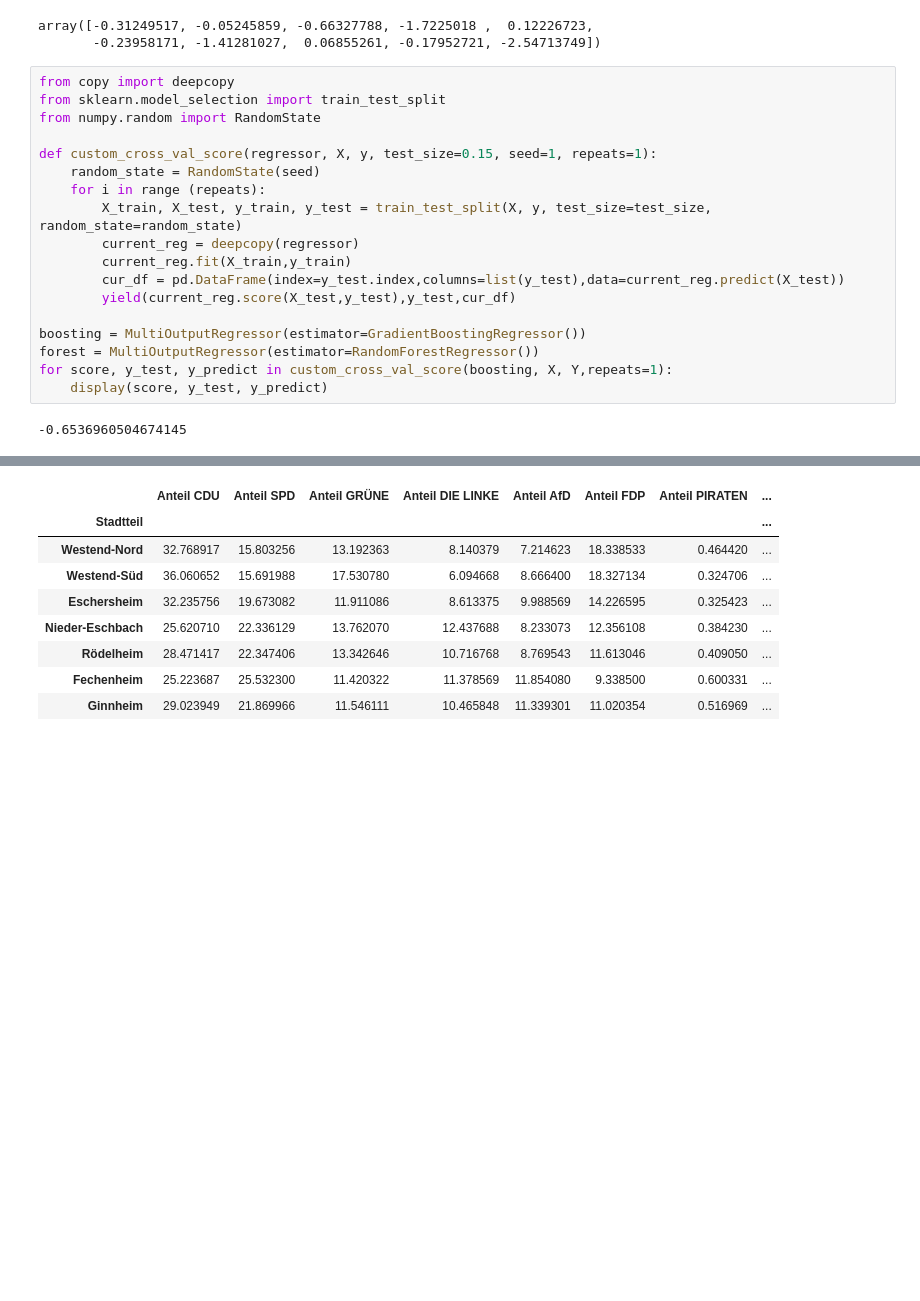
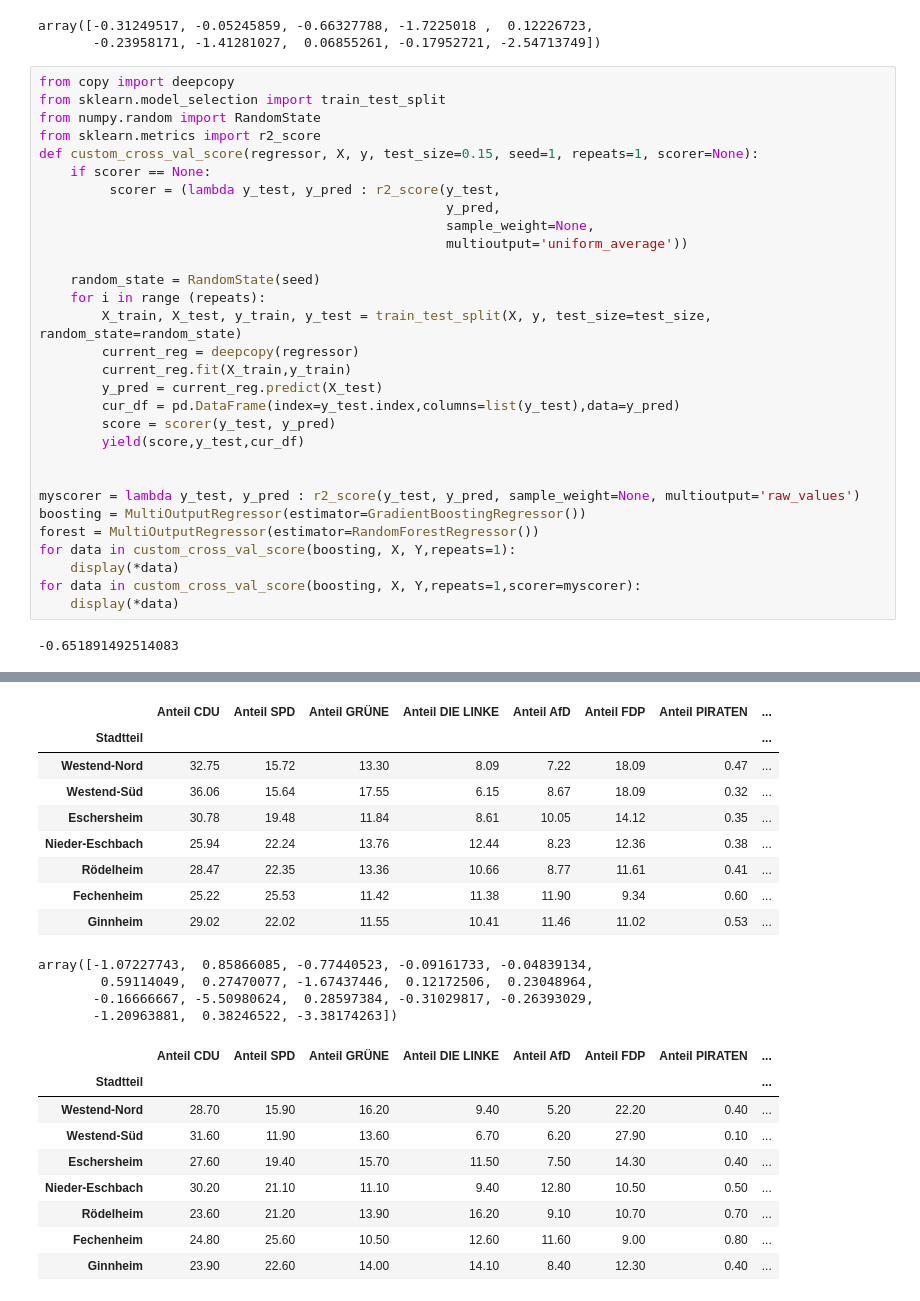
Before and after one commit to 5yntek/DataScienceProject, a Jupyter notebook: project_patrick.ipynb, the cells around one changed output, grey strips where cells are left out. Drawn from its saved outputs; the diff is of its cells as text; blank space fills up the shorter version.

```diff
--- a/project_patrick.ipynb
+++ b/project_patrick.ipynb
@@ -343,21 +343,33 @@ array([-0.31249517, -0.05245859, -0.66327788, -1.7225018 ,  0.12226723,
 from copy import deepcopy
 from sklearn.model_selection import train_test_split
 from numpy.random import RandomState
+from sklearn.metrics import r2_score
+def custom_cross_val_score(regressor, X, y, test_size=0.15, seed=1, repeats=1, scorer=None):
+    if scorer == None:
+         scorer = (lambda y_test, y_pred : r2_score(y_test,
+                                                    y_pred,
+                                                    sample_weight=None,
+                                                    multioutput='uniform_average'))
 
-def custom_cross_val_score(regressor, X, y, test_size=0.15, seed=1, repeats=1):
     random_state = RandomState(seed)
     for i in range (repeats):
         X_train, X_test, y_train, y_test = train_test_split(X, y, test_size=test_size, random_state=random_state)
         current_reg = deepcopy(regressor)
         current_reg.fit(X_train,y_train)
-        cur_df = pd.DataFrame(index=y_test.index,columns=list(y_test),data=current_reg.predict(X_test))
-        yield(current_reg.score(X_test,y_test),y_test,cur_df)
+        y_pred = current_reg.predict(X_test)
+        cur_df = pd.DataFrame(index=y_test.index,columns=list(y_test),data=y_pred)
+        score = scorer(y_test, y_pred)
+        yield(score,y_test,cur_df)
 
+
+myscorer = lambda y_test, y_pred : r2_score(y_test, y_pred, sample_weight=None, multioutput='raw_values')
 boosting = MultiOutputRegressor(estimator=GradientBoostingRegressor())
 forest = MultiOutputRegressor(estimator=RandomForestRegressor())
-for score, y_test, y_predict in custom_cross_val_score(boosting, X, Y,repeats=1):
-    display(score, y_test, y_predict)
+for data in custom_cross_val_score(boosting, X, Y,repeats=1):
+    display(*data)
+for data in custom_cross_val_score(boosting, X, Y,repeats=1,scorer=myscorer):
+    display(*data)
 # %% [output]
--0.6536960504674145
+-0.651891492514083
 |  | Anteil CDU | Anteil SPD | Anteil GRÜNE | Anteil DIE LINKE | Anteil AfD | Anteil FDP | Anteil PIRATEN | ... |
 | Stadtteil |  |  |  |  |  |  |  | ... |
@@ -371,9 +383,22 @@ for score, y_test, y_predict in custom_cross_val_score(boosting, X, Y,repeats=1)
 |  | Anteil CDU | Anteil SPD | Anteil GRÜNE | Anteil DIE LINKE | Anteil AfD | Anteil FDP | Anteil PIRATEN | ... |
 | Stadtteil |  |  |  |  |  |  |  | ... |
-| Westend-Nord | 32.768917 | 15.803256 | 13.192363 | 8.140379 | 7.214623 | 18.338533 | 0.464420 | ... |
-| Westend-Süd | 36.060652 | 15.691988 | 17.530780 | 6.094668 | 8.666400 | 18.327134 | 0.324706 | ... |
-| Eschersheim | 32.235756 | 19.673082 | 11.911086 | 8.613375 | 9.988569 | 14.226595 | 0.325423 | ... |
-| Nieder-Eschbach | 25.620710 | 22.336129 | 13.762070 | 12.437688 | 8.233073 | 12.356108 | 0.384230 | ... |
-| Rödelheim | 28.471417 | 22.347406 | 13.342646 | 10.716768 | 8.769543 | 11.613046 | 0.409050 | ... |
-| Fechenheim | 25.223687 | 25.532300 | 11.420322 | 11.378569 | 11.854080 | 9.338500 | 0.600331 | ... |
-| Ginnheim | 29.023949 | 21.869966 | 11.546111 | 10.465848 | 11.339301 | 11.020354 | 0.516969 | ... |
+| Westend-Nord | 32.75 | 15.72 | 13.30 | 8.09 | 7.22 | 18.09 | 0.47 | ... |
+| Westend-Süd | 36.06 | 15.64 | 17.55 | 6.15 | 8.67 | 18.09 | 0.32 | ... |
+| Eschersheim | 30.78 | 19.48 | 11.84 | 8.61 | 10.05 | 14.12 | 0.35 | ... |
+| Nieder-Eschbach | 25.94 | 22.24 | 13.76 | 12.44 | 8.23 | 12.36 | 0.38 | ... |
+| Rödelheim | 28.47 | 22.35 | 13.36 | 10.66 | 8.77 | 11.61 | 0.41 | ... |
+| Fechenheim | 25.22 | 25.53 | 11.42 | 11.38 | 11.90 | 9.34 | 0.60 | ... |
+| Ginnheim | 29.02 | 22.02 | 11.55 | 10.41 | 11.46 | 11.02 | 0.53 | ... |
+array([-1.07227743,  0.85866085, -0.77440523, -0.09161733, -0.04839134,
+        0.59114049,  0.27470077, -1.67437446,  0.12172506,  0.23048964,
+       -0.16666667, -5.50980624,  0.28597384, -0.31029817, -0.26393029,
+       -1.20963881,  0.38246522, -3.38174263])
+|  | Anteil CDU | Anteil SPD | Anteil GRÜNE | Anteil DIE LINKE | Anteil AfD | Anteil FDP | Anteil PIRATEN | ... |
+| Stadtteil |  |  |  |  |  |  |  | ... |
+| Westend-Nord | 28.70 | 15.90 | 16.20 | 9.40 | 5.20 | 22.20 | 0.40 | ... |
+| Westend-Süd | 31.60 | 11.90 | 13.60 | 6.70 | 6.20 | 27.90 | 0.10 | ... |
+| Eschersheim | 27.60 | 19.40 | 15.70 | 11.50 | 7.50 | 14.30 | 0.40 | ... |
+| Nieder-Eschbach | 30.20 | 21.10 | 11.10 | 9.40 | 12.80 | 10.50 | 0.50 | ... |
+| Rödelheim | 23.60 | 21.20 | 13.90 | 16.20 | 9.10 | 10.70 | 0.70 | ... |
+| Fechenheim | 24.80 | 25.60 | 10.50 | 12.60 | 11.60 | 9.00 | 0.80 | ... |
+| Ginnheim | 23.90 | 22.60 | 14.00 | 14.10 | 8.40 | 12.30 | 0.40 | ... |
```
Also changed, not shown: parts of 2 cells of this notebook.
